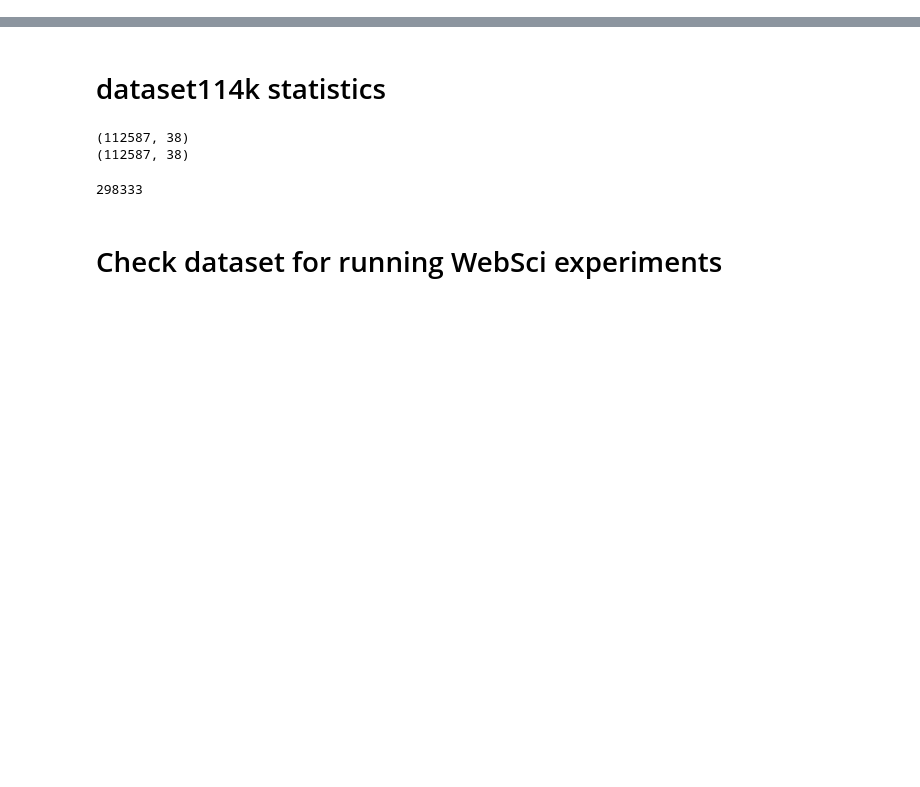
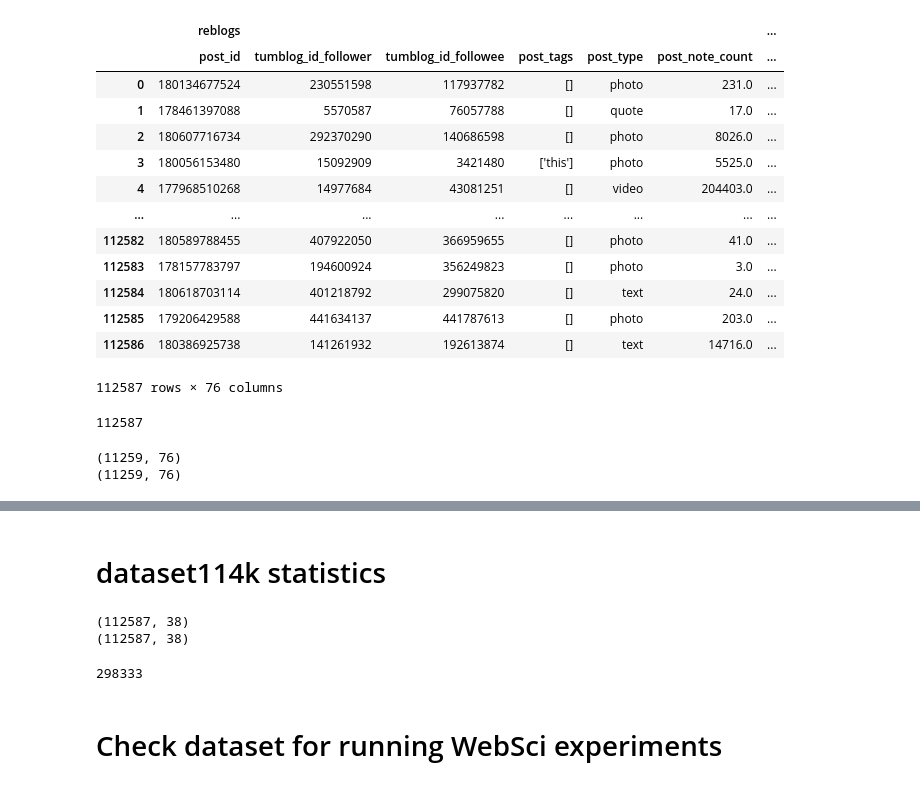
Before and after one commit to michaelmilleryoder/tumblr_community_identity, a Jupyter notebook: jupyter/check_data.ipynb, the cells around one changed output, grey strips where cells are left out. Saved outputs shown, nothing was run; the diff lists cells and outputs as text; code cells hidden in the pictures; blank space fills up the shorter version.

Commit message:
Added reblog binary classification

```diff
--- a/jupyter/check_data.ipynb
+++ b/jupyter/check_data.ipynb
@@ -0,0 +3,6 @@
+# %%
+import pandas as pd
+reblogs = pd.read_csv('/data/tumblr_community_identity/dataset114k/feature_tables/reblog_features.csv')
+nonreblogs = pd.read_csv('/data/tumblr_community_identity/dataset114k/feature_tables/nonreblog_features.csv')
+print(len(reblogs))
+print(len(nonreblogs))
@@ -0,0 +33,39 @@
+# %%
+reblogs_nonreblogs = pd.concat([reblogs, nonreblogs], axis=1, keys=['reblogs', 'nonreblogs'])
+reblogs_nonreblogs
+# %% [output]
+|  | reblogs |  |  |  |  |  | ... |
+|  | post_id | tumblog_id_follower | tumblog_id_followee | post_tags | post_type | post_note_count | ... |
+| 0 | 180134677524 | 230551598 | 117937782 | [] | photo | 231.0 | ... |
+| 1 | 178461397088 | 5570587 | 76057788 | [] | quote | 17.0 | ... |
+| 2 | 180607716734 | 292370290 | 140686598 | [] | photo | 8026.0 | ... |
+| 3 | 180056153480 | 15092909 | 3421480 | ['this'] | photo | 5525.0 | ... |
+| 4 | 177968510268 | 14977684 | 43081251 | [] | video | 204403.0 | ... |
+| ... | ... | ... | ... | ... | ... | ... | ... |
+| 112582 | 180589788455 | 407922050 | 366959655 | [] | photo | 41.0 | ... |
+| 112583 | 178157783797 | 194600924 | 356249823 | [] | photo | 3.0 | ... |
+| 112584 | 180618703114 | 401218792 | 299075820 | [] | text | 24.0 | ... |
+| 112585 | 179206429588 | 441634137 | 441787613 | [] | photo | 203.0 | ... |
+| 112586 | 180386925738 | 141261932 | 192613874 | [] | text | 14716.0 | ... |
+112587 rows × 76 columns
+# %%
+# Load labels because why not
+labels_path = '/data/tumblr_community_identity/dataset114k/feature_tables/ranking_labels.csv'
+labels = pd.read_csv(labels_path)['ranking_label']
+len(labels)
+# %% [output]
+112587
+# %%
+X = reblogs_nonreblogs
+y = labels
+
+# Remove test set
+from sklearn.model_selection import train_test_split
+
+X_train, X_test, y_train, y_test = train_test_split(X, y, test_size=0.1, random_state=12345)
+X_train, X_dev, y_train, y_dev = train_test_split(X_train, y_train, test_size=len(X_test), random_state=12345)
+print(X_test.shape)
+print(X_dev.shape)
+# %% [output]
+(11259, 76)
+(11259, 76)
```
Also changed, not shown: parts of 9 cells of this notebook, 6 other files.
